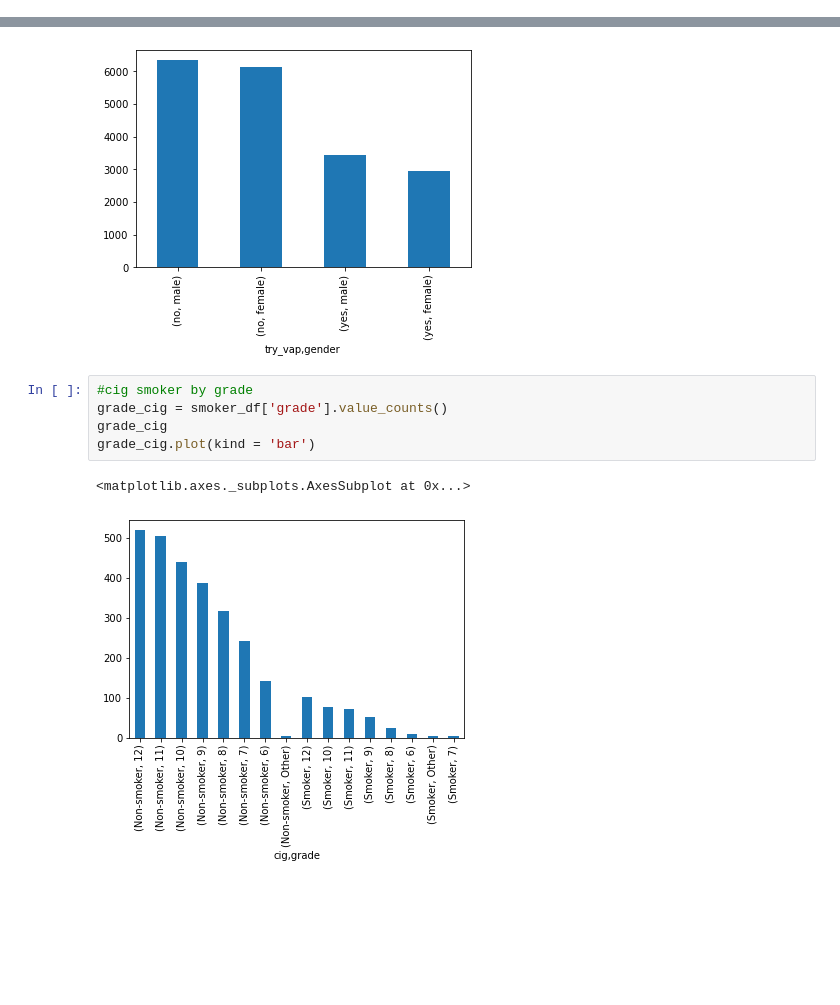
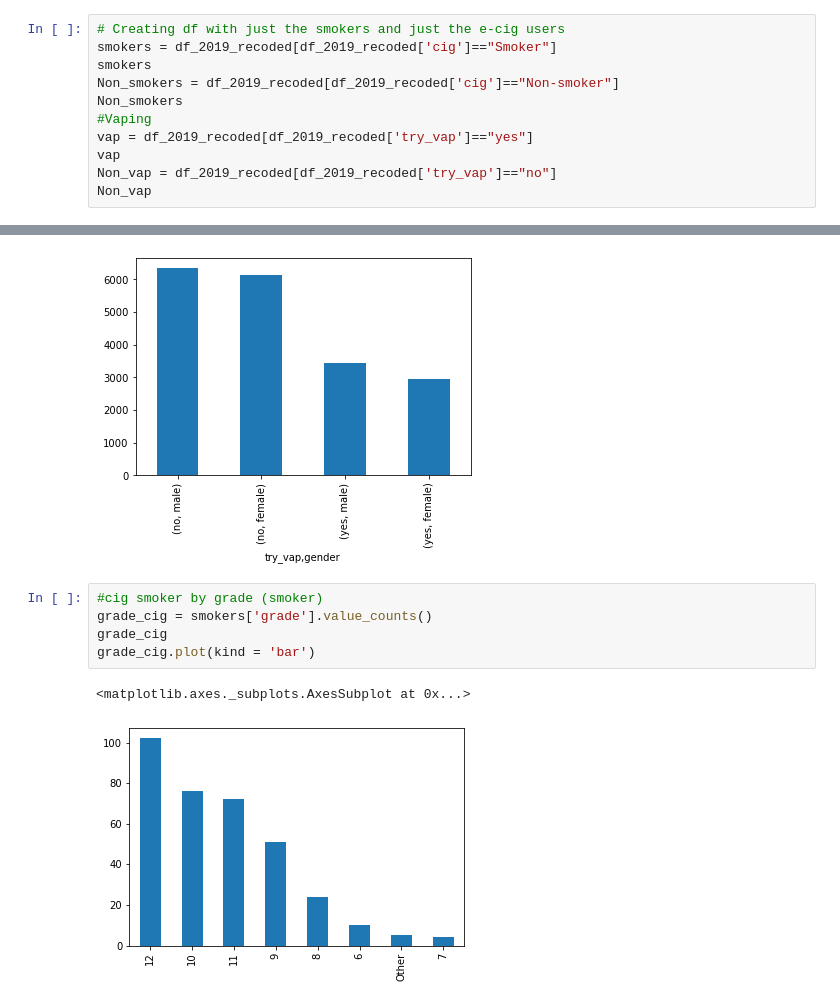
Before and after one commit to AnjanaDelhi/project_1, a Jupyter notebook: vaping.ipynb, the cells around one changed output, grey strips where cells are left out. Drawn from its saved outputs; the diff is of its cells as text; blank space fills up the shorter version.

```diff
--- a/vaping.ipynb
+++ b/vaping.ipynb
@@ -368,0 +361,11 @@ gender_s.plot(kind = 'bar')
+# %%
+# Creating df with just the smokers and just the e-cig users
+smokers = df_2019_recoded[df_2019_recoded['cig']=="Smoker"]
+smokers
+Non_smokers = df_2019_recoded[df_2019_recoded['cig']=="Non-smoker"]
+Non_smokers
+#Vaping
+vap = df_2019_recoded[df_2019_recoded['try_vap']=="yes"]
+vap
+Non_vap = df_2019_recoded[df_2019_recoded['try_vap']=="no"]
+Non_vap
@@ -375,10 +400,10 @@ gender_v.plot(kind = 'bar')
 <matplotlib.axes._subplots.AxesSubplot at 0x...>
 [figure]
 # %%
-#cig smoker by grade
-grade_cig = smoker_df['grade'].value_counts()
+#cig smoker by grade (smoker)
+grade_cig = smokers['grade'].value_counts()
 grade_cig
 grade_cig.plot(kind = 'bar')
 # %% [output]
 <matplotlib.axes._subplots.AxesSubplot at 0x...>
-[figure, old version]
+[figure, new version]
```
Also changed, not shown: parts of 34 cells of this notebook.
